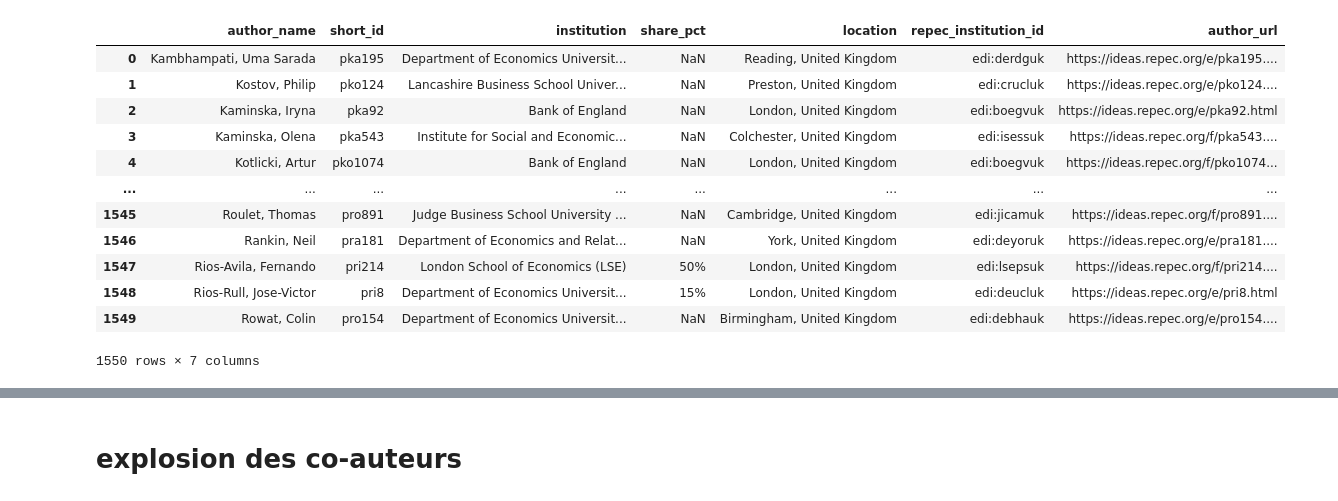
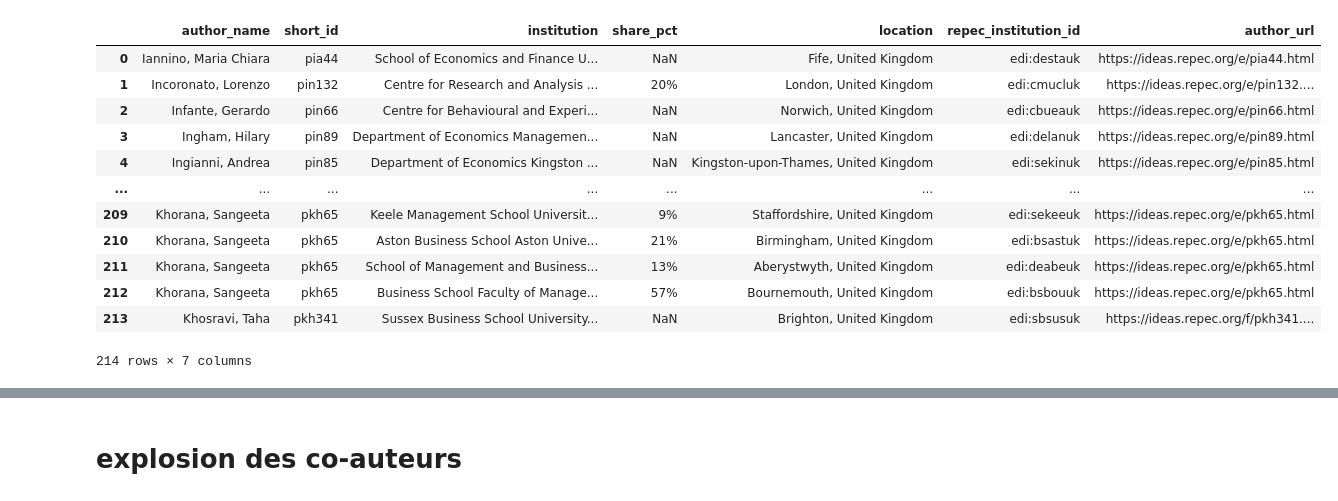
Before and after one commit to celinamadaschi/Telecom-DataAnalysis_Economics, a Jupyter notebook: isaure merge.ipynb, the cells around one changed output, grey strips where cells are left out. Cells and saved outputs as stored; diff of their text form; code cells hidden in the pictures.

```diff
--- a/isaure merge.ipynb
+++ b/isaure merge.ipynb
@@ -8,5 +8,5 @@ data_UK1 = pd.read_csv("data_UK_chunk_3 (2).csv") #fini
 # %%
 data_UK2 = pd.read_csv("data_UK_chunk_1 (1).csv")  #fini
 # %%
-data_UK3 = pd.read_csv("data_UK_chunk_1 (2).csv") #en cours
+data_UK3 = pd.read_csv("data_UK_chunk_1 (3).csv") #en cours
 # %%
@@ -14,19 +14,19 @@ data_UK4 = pd.read_csv("data_UK_chunk_2 (3).csv") #en cours
 # %%
-data_UK4
+data_UK3
 # %% [output]
 |  | author_name | short_id | institution | share_pct | location | repec_institution_id | author_url |
-| 0 | Kambhampati, Uma Sarada | pka195 | Department of Economics Universit... | NaN | Reading, United Kingdom | edi:derdguk | https://ideas.repec.org/e/pka195.... |
-| 1 | Kostov, Philip | pko124 | Lancashire Business School Univer... | NaN | Preston, United Kingdom | edi:crucluk | https://ideas.repec.org/e/pko124.... |
-| 2 | Kaminska, Iryna | pka92 | Bank of England | NaN | London, United Kingdom | edi:boegvuk | https://ideas.repec.org/e/pka92.html |
-| 3 | Kaminska, Olena | pka543 | Institute for Social and Economic... | NaN | Colchester, United Kingdom | edi:isessuk | https://ideas.repec.org/f/pka543.... |
-| 4 | Kotlicki, Artur | pko1074 | Bank of England | NaN | London, United Kingdom | edi:boegvuk | https://ideas.repec.org/f/pko1074... |
+| 0 | Iannino, Maria Chiara | pia44 | School of Economics and Finance U... | NaN | Fife, United Kingdom | edi:destauk | https://ideas.repec.org/e/pia44.html |
+| 1 | Incoronato, Lorenzo | pin132 | Centre for Research and Analysis ... | 20% | London, United Kingdom | edi:cmucluk | https://ideas.repec.org/e/pin132.... |
+| 2 | Infante, Gerardo | pin66 | Centre for Behavioural and Experi... | NaN | Norwich, United Kingdom | edi:cbueauk | https://ideas.repec.org/e/pin66.html |
+| 3 | Ingham, Hilary | pin89 | Department of Economics Managemen... | NaN | Lancaster, United Kingdom | edi:delanuk | https://ideas.repec.org/e/pin89.html |
+| 4 | Ingianni, Andrea | pin85 | Department of Economics Kingston ... | NaN | Kingston-upon-Thames, United Kingdom | edi:sekinuk | https://ideas.repec.org/e/pin85.html |
 | ... | ... | ... | ... | ... | ... | ... | ... |
-| 1545 | Roulet, Thomas | pro891 | Judge Business School University ... | NaN | Cambridge, United Kingdom | edi:jicamuk | https://ideas.repec.org/f/pro891.... |
-| 1546 | Rankin, Neil | pra181 | Department of Economics and Relat... | NaN | York, United Kingdom | edi:deyoruk | https://ideas.repec.org/e/pra181.... |
-| 1547 | Rios-Avila, Fernando | pri214 | London School of Economics (LSE) | 50% | London, United Kingdom | edi:lsepsuk | https://ideas.repec.org/f/pri214.... |
-| 1548 | Rios-Rull, Jose-Victor | pri8 | Department of Economics Universit... | 15% | London, United Kingdom | edi:deucluk | https://ideas.repec.org/e/pri8.html |
-| 1549 | Rowat, Colin | pro154 | Department of Economics Universit... | NaN | Birmingham, United Kingdom | edi:debhauk | https://ideas.repec.org/e/pro154.... |
+| 209 | Khorana, Sangeeta | pkh65 | Keele Management School Universit... | 9% | Staffordshire, United Kingdom | edi:sekeeuk | https://ideas.repec.org/e/pkh65.html |
+| 210 | Khorana, Sangeeta | pkh65 | Aston Business School Aston Unive... | 21% | Birmingham, United Kingdom | edi:bsastuk | https://ideas.repec.org/e/pkh65.html |
+| 211 | Khorana, Sangeeta | pkh65 | School of Management and Business... | 13% | Aberystwyth, United Kingdom | edi:deabeuk | https://ideas.repec.org/e/pkh65.html |
+| 212 | Khorana, Sangeeta | pkh65 | Business School Faculty of Manage... | 57% | Bournemouth, United Kingdom | edi:bsbouuk | https://ideas.repec.org/e/pkh65.html |
+| 213 | Khosravi, Taha | pkh341 | Sussex Business School University... | NaN | Brighton, United Kingdom | edi:sbsusuk | https://ideas.repec.org/f/pkh341.... |
-1550 rows × 7 columns
+214 rows × 7 columns
 # %%
 df_UK = (
     pd.concat(
```
Also changed, not shown: parts of 21 cells of this notebook.
